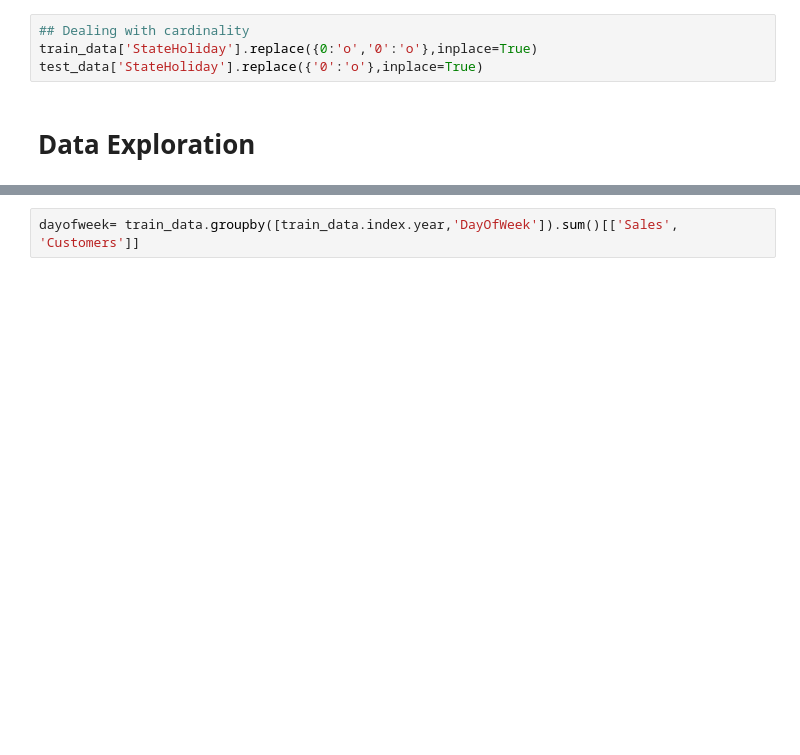
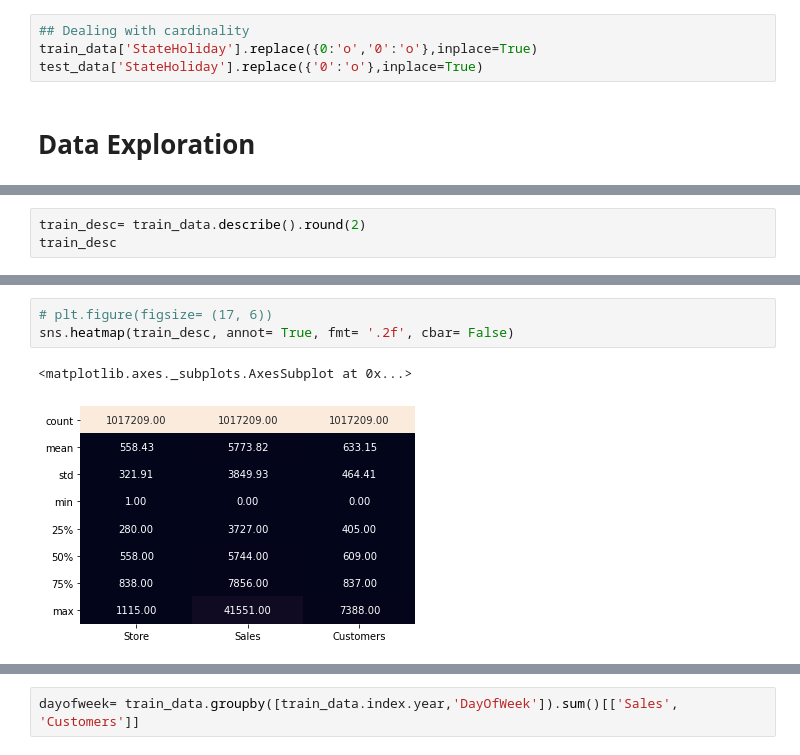
Before and after one commit to comsavvy/Pharmaceutical-Sales-Prediction, a Jupyter notebook: Interim_pharmaceutical_analysis.ipynb, the cells around one changed output, grey strips where cells are left out. Saved outputs shown, nothing was run; the diff lists cells and outputs as text; blank space fills up the shorter version.

```diff
--- a/Interim_pharmaceutical_analysis.ipynb
+++ b/Interim_pharmaceutical_analysis.ipynb
@@ -156,0 +128,3 @@ store_data.describe()
+# %%
+train_desc= train_data.describe().round(2)
+train_desc
@@ -156,0 +141,6 @@ store_data.describe()
+# %%
+# plt.figure(figsize= (17, 6))
+sns.heatmap(train_desc, annot= True, fmt= '.2f', cbar= False)
+# %% [output]
+<matplotlib.axes._subplots.AxesSubplot at 0x...>
+[figure, added]
```
Also changed, not shown: parts of 25 cells of this notebook.
